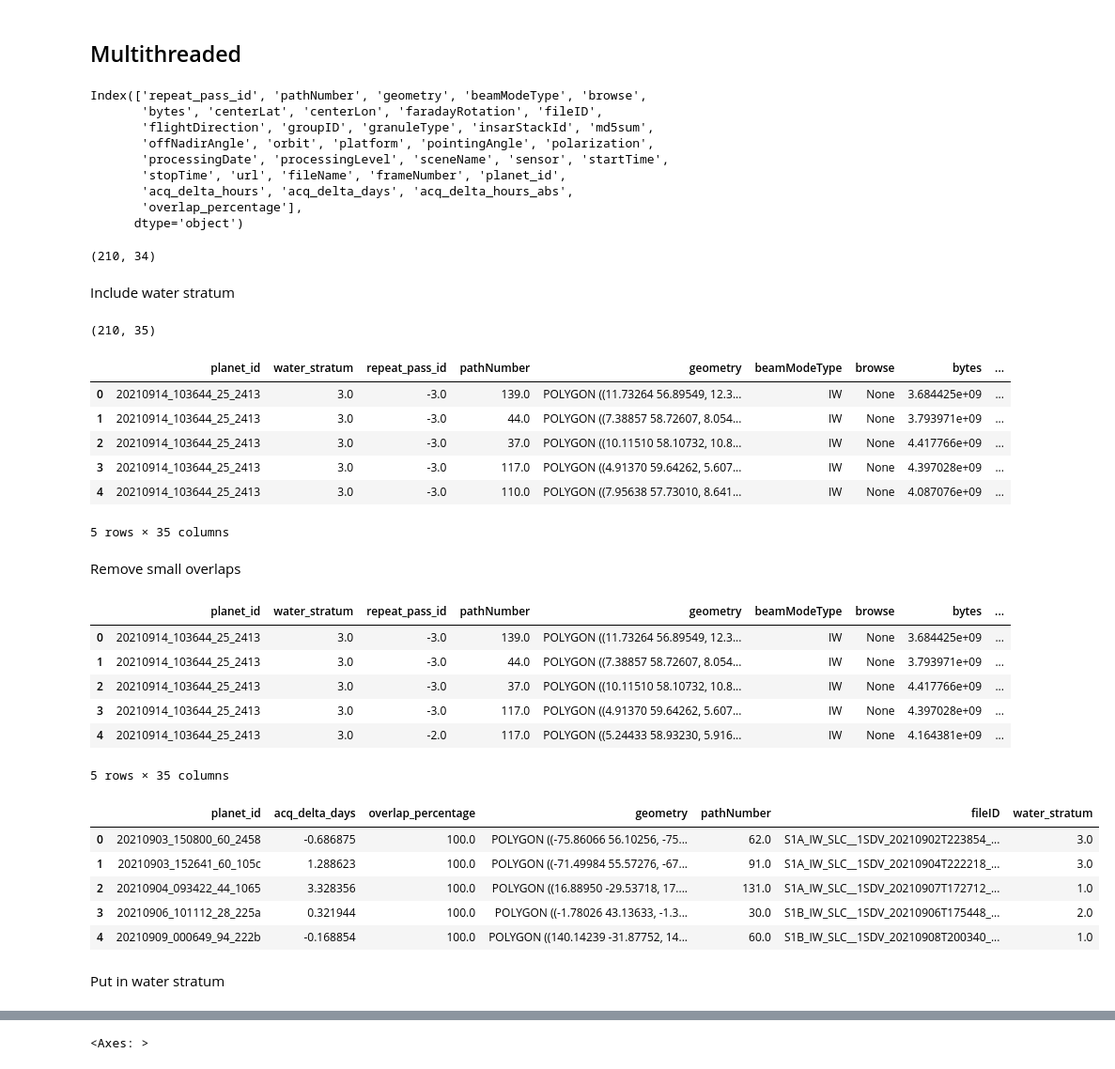
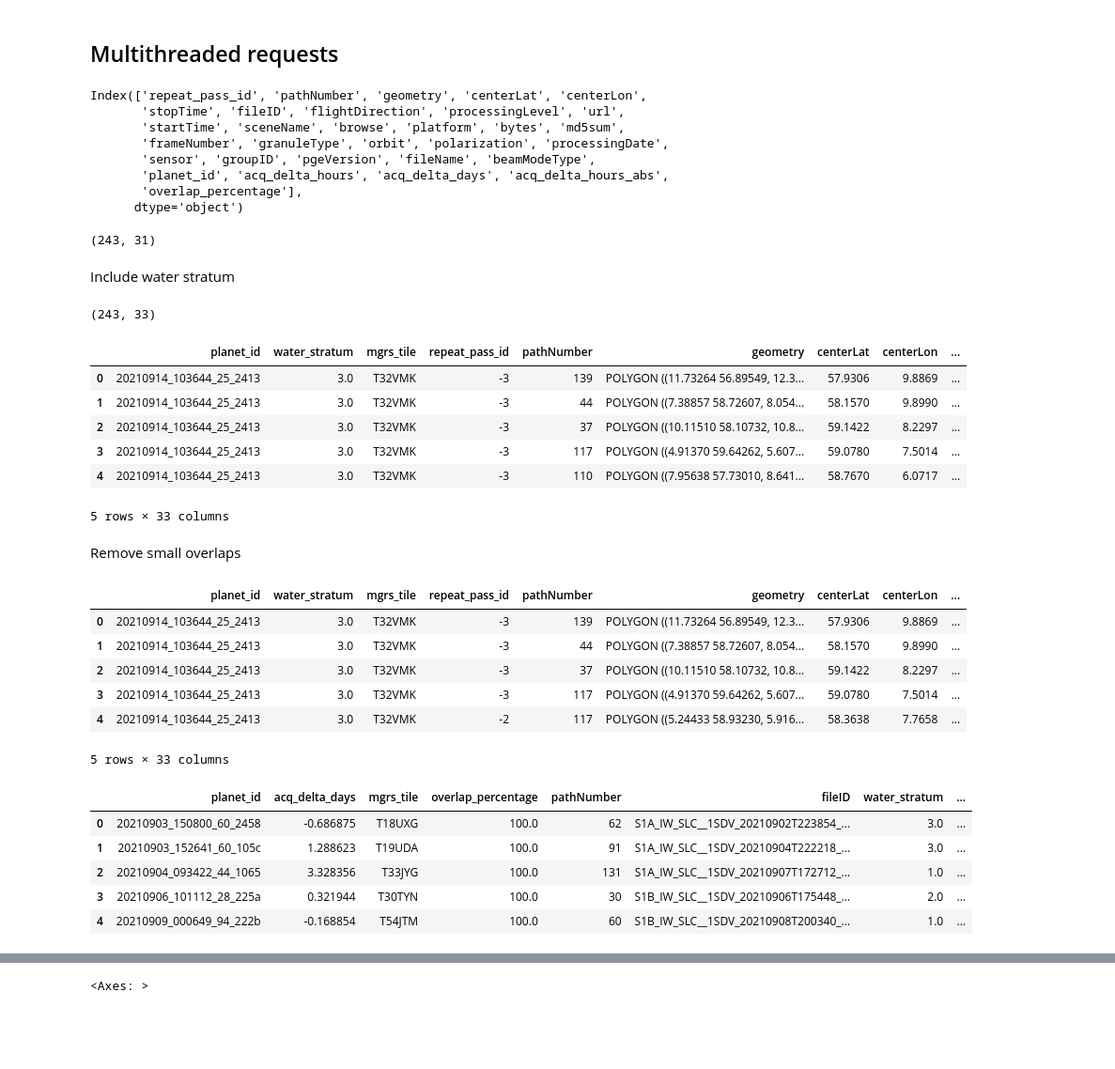
Before and after one commit to OPERA-Cal-Val/dswx-sar-acq-selection, a Jupyter notebook: Viewing Sentinel-1 Acquisitions over Validation Areas.ipynb, the cells around one changed output, grey strips where cells are left out. Shown: that part at 94% size. Drawn from its saved outputs; the diff is of its cells as text; code cells hidden in the pictures; blank space fills up the shorter version.

```diff
--- a/Viewing Sentinel-1 Acquisitions over Validation Areas.ipynb
+++ b/Viewing Sentinel-1 Acquisitions over Validation Areas.ipynb
@@ -35,0 +15,3 @@ df_val.head()
+# %%
+df_val = gpd.read_file('validation_table.geojson')
+df_val.shape
@@ -79,7 +65,7 @@ def get_results_and_format(validation_footprint: Polygon,
         df_res = df_res.reset_index(drop=True)
     return df_res
 # %% [markdown]
-## Multithreaded
+## Multithreaded requests
 # %%
 import concurrent.futures
 
@@ -94,62 +80,59 @@ with concurrent.futures.ThreadPoolExecutor(max_workers=10) as executor:
 # %%
 dfs[0].columns
 # %% [output]
-Index(['repeat_pass_id', 'pathNumber', 'geometry', 'beamModeType', 'browse',
-       'bytes', 'centerLat', 'centerLon', 'faradayRotation', 'fileID',
-       'flightDirection', 'groupID', 'granuleType', 'insarStackId', 'md5sum',
-       'offNadirAngle', 'orbit', 'platform', 'pointingAngle', 'polarization',
-       'processingDate', 'processingLevel', 'sceneName', 'sensor', 'startTime',
-       'stopTime', 'url', 'fileName', 'frameNumber', 'planet_id',
-       'acq_delta_hours', 'acq_delta_days', 'acq_delta_hours_abs',
+Index(['repeat_pass_id', 'pathNumber', 'geometry', 'centerLat', 'centerLon',
+       'stopTime', 'fileID', 'flightDirection', 'processingLevel', 'url',
+       'startTime', 'sceneName', 'browse', 'platform', 'bytes', 'md5sum',
+       'frameNumber', 'granuleType', 'orbit', 'polarization', 'processingDate',
+       'sensor', 'groupID', 'pgeVersion', 'fileName', 'beamModeType',
+       'planet_id', 'acq_delta_hours', 'acq_delta_days', 'acq_delta_hours_abs',
        'overlap_percentage'],
       dtype='object')
 # %%
 df_s1 = pd.concat(dfs, axis=0).reset_index(drop=True)
 df_s1.shape
 # %% [output]
-(210, 34)
+(243, 31)
 # %% [markdown]
 Include water stratum
 # %%
-df_s1 = pd.merge(df_val[['planet_id', 'water_stratum']], df_s1, on='planet_id', how='right')
-print(df_s1.shape)
-df_s1.head()
+df_s1_merged = pd.merge(df_val[['planet_id', 'water_stratum', 'mgrs_tile']], df_s1, on='planet_id', how='right')
+print(df_s1_merged.shape)
+df_s1_merged.head()
 # %% [output]
-(210, 35)
+(243, 33)
-|  | planet_id | water_stratum | repeat_pass_id | pathNumber | geometry | beamModeType | browse | bytes | ... |
-| 0 | 20210914_103644_25_2413 | 3.0 | -3.0 | 139.0 | POLYGON ((11.73264 56.89549, 12.3... | IW | None | 3.684425e+09 | ... |
-| 1 | 20210914_103644_25_2413 | 3.0 | -3.0 | 44.0 | POLYGON ((7.38857 58.72607, 8.054... | IW | None | 3.793971e+09 | ... |
-| 2 | 20210914_103644_25_2413 | 3.0 | -3.0 | 37.0 | POLYGON ((10.11510 58.10732, 10.8... | IW | None | 4.417766e+09 | ... |
-| 3 | 20210914_103644_25_2413 | 3.0 | -3.0 | 117.0 | POLYGON ((4.91370 59.64262, 5.607... | IW | None | 4.397028e+09 | ... |
-| 4 | 20210914_103644_25_2413 | 3.0 | -3.0 | 110.0 | POLYGON ((7.95638 57.73010, 8.641... | IW | None | 4.087076e+09 | ... |
+|  | planet_id | water_stratum | mgrs_tile | repeat_pass_id | pathNumber | geometry | centerLat | centerLon | ... |
+| 0 | 20210914_103644_25_2413 | 3.0 | T32VMK | -3 | 139 | POLYGON ((11.73264 56.89549, 12.3... | 57.9306 | 9.8869 | ... |
+| 1 | 20210914_103644_25_2413 | 3.0 | T32VMK | -3 | 44 | POLYGON ((7.38857 58.72607, 8.054... | 58.1570 | 9.8990 | ... |
+| 2 | 20210914_103644_25_2413 | 3.0 | T32VMK | -3 | 37 | POLYGON ((10.11510 58.10732, 10.8... | 59.1422 | 8.2297 | ... |
+| 3 | 20210914_103644_25_2413 | 3.0 | T32VMK | -3 | 117 | POLYGON ((4.91370 59.64262, 5.607... | 59.0780 | 7.5014 | ... |
+| 4 | 20210914_103644_25_2413 | 3.0 | T32VMK | -3 | 110 | POLYGON ((7.95638 57.73010, 8.641... | 58.7670 | 6.0717 | ... |
-5 rows × 35 columns
+5 rows × 33 columns
 # %% [markdown]
 Remove small overlaps
 # %%
 MINIMUM_OVERLAP_THRESHOLD = 90
 if True:
-    ind = df_s1['overlap_percentage'] > 90
-    df_s1 = df_s1[ind].reset_index(drop=True)
+    ind = df_s1_merged['overlap_percentage'] > 90
+    df_s1_merged = df_s1_merged[ind].reset_index(drop=True)
 # %%
-df_s1.head()
+df_s1_merged.head()
 # %% [output]
-|  | planet_id | water_stratum | repeat_pass_id | pathNumber | geometry | beamModeType | browse | bytes | ... |
-| 0 | 20210914_103644_25_2413 | 3.0 | -3.0 | 139.0 | POLYGON ((11.73264 56.89549, 12.3... | IW | None | 3.684425e+09 | ... |
-| 1 | 20210914_103644_25_2413 | 3.0 | -3.0 | 44.0 | POLYGON ((7.38857 58.72607, 8.054... | IW | None | 3.793971e+09 | ... |
-| 2 | 20210914_103644_25_2413 | 3.0 | -3.0 | 37.0 | POLYGON ((10.11510 58.10732, 10.8... | IW | None | 4.417766e+09 | ... |
-| 3 | 20210914_103644_25_2413 | 3.0 | -3.0 | 117.0 | POLYGON ((4.91370 59.64262, 5.607... | IW | None | 4.397028e+09 | ... |
-| 4 | 20210914_103644_25_2413 | 3.0 | -2.0 | 117.0 | POLYGON ((5.24433 58.93230, 5.916... | IW | None | 4.164381e+09 | ... |
+|  | planet_id | water_stratum | mgrs_tile | repeat_pass_id | pathNumber | geometry | centerLat | centerLon | ... |
+| 0 | 20210914_103644_25_2413 | 3.0 | T32VMK | -3 | 139 | POLYGON ((11.73264 56.89549, 12.3... | 57.9306 | 9.8869 | ... |
+| 1 | 20210914_103644_25_2413 | 3.0 | T32VMK | -3 | 44 | POLYGON ((7.38857 58.72607, 8.054... | 58.1570 | 9.8990 | ... |
+| 2 | 20210914_103644_25_2413 | 3.0 | T32VMK | -3 | 37 | POLYGON ((10.11510 58.10732, 10.8... | 59.1422 | 8.2297 | ... |
+| 3 | 20210914_103644_25_2413 | 3.0 | T32VMK | -3 | 117 | POLYGON ((4.91370 59.64262, 5.607... | 59.0780 | 7.5014 | ... |
+| 4 | 20210914_103644_25_2413 | 3.0 | T32VMK | -2 | 117 | POLYGON ((5.24433 58.93230, 5.916... | 58.3638 | 7.7658 | ... |
-5 rows × 35 columns
+5 rows × 33 columns
 # %%
-df_s1_first = df_s1.groupby(['planet_id'])[['acq_delta_days','overlap_percentage', 'geometry', 'pathNumber', 'fileID', 'water_stratum']].first()
+df_s1_first = df_s1_merged.groupby(['planet_id'])[['acq_delta_days', 'mgrs_tile', 'overlap_percentage',  'pathNumber', 'fileID', 'water_stratum', 'startTime', 'geometry']].first()
 df_s1_first = gpd.GeoDataFrame(df_s1_first, geometry=df_s1_first.geometry, crs=CRS.from_epsg(4326)).reset_index(drop=False)
 df_s1_first.head()
 # %% [output]
-|  | planet_id | acq_delta_days | overlap_percentage | geometry | pathNumber | fileID | water_stratum |
-| 0 | 20210903_150800_60_2458 | -0.686875 | 100.0 | POLYGON ((-75.86066 56.10256, -75... | 62.0 | S1A_IW_SLC__1SDV_20210902T223854_... | 3.0 |
-| 1 | 20210903_152641_60_105c | 1.288623 | 100.0 | POLYGON ((-71.49984 55.57276, -67... | 91.0 | S1A_IW_SLC__1SDV_20210904T222218_... | 3.0 |
-| 2 | 20210904_093422_44_1065 | 3.328356 | 100.0 | POLYGON ((16.88950 -29.53718, 17.... | 131.0 | S1A_IW_SLC__1SDV_20210907T172712_... | 1.0 |
-| 3 | 20210906_101112_28_225a | 0.321944 | 100.0 | POLYGON ((-1.78026 43.13633, -1.3... | 30.0 | S1B_IW_SLC__1SDV_20210906T175448_... | 2.0 |
-| 4 | 20210909_000649_94_222b | -0.168854 | 100.0 | POLYGON ((140.14239 -31.87752, 14... | 60.0 | S1B_IW_SLC__1SDV_20210908T200340_... | 1.0 |
+|  | planet_id | acq_delta_days | mgrs_tile | overlap_percentage | pathNumber | fileID | water_stratum | ... |
+| 0 | 20210903_150800_60_2458 | -0.686875 | T18UXG | 100.0 | 62 | S1A_IW_SLC__1SDV_20210902T223854_... | 3.0 | ... |
+| 1 | 20210903_152641_60_105c | 1.288623 | T19UDA | 100.0 | 91 | S1A_IW_SLC__1SDV_20210904T222218_... | 3.0 | ... |
+| 2 | 20210904_093422_44_1065 | 3.328356 | T33JYG | 100.0 | 131 | S1A_IW_SLC__1SDV_20210907T172712_... | 1.0 | ... |
+| 3 | 20210906_101112_28_225a | 0.321944 | T30TYN | 100.0 | 30 | S1B_IW_SLC__1SDV_20210906T175448_... | 2.0 | ... |
+| 4 | 20210909_000649_94_222b | -0.168854 | T54JTM | 100.0 | 60 | S1B_IW_SLC__1SDV_20210908T200340_... | 1.0 | ... |
-# %% [markdown]
-Put in water stratum
```
Also changed, not shown: parts of 27 cells of this notebook, 3 other files.
